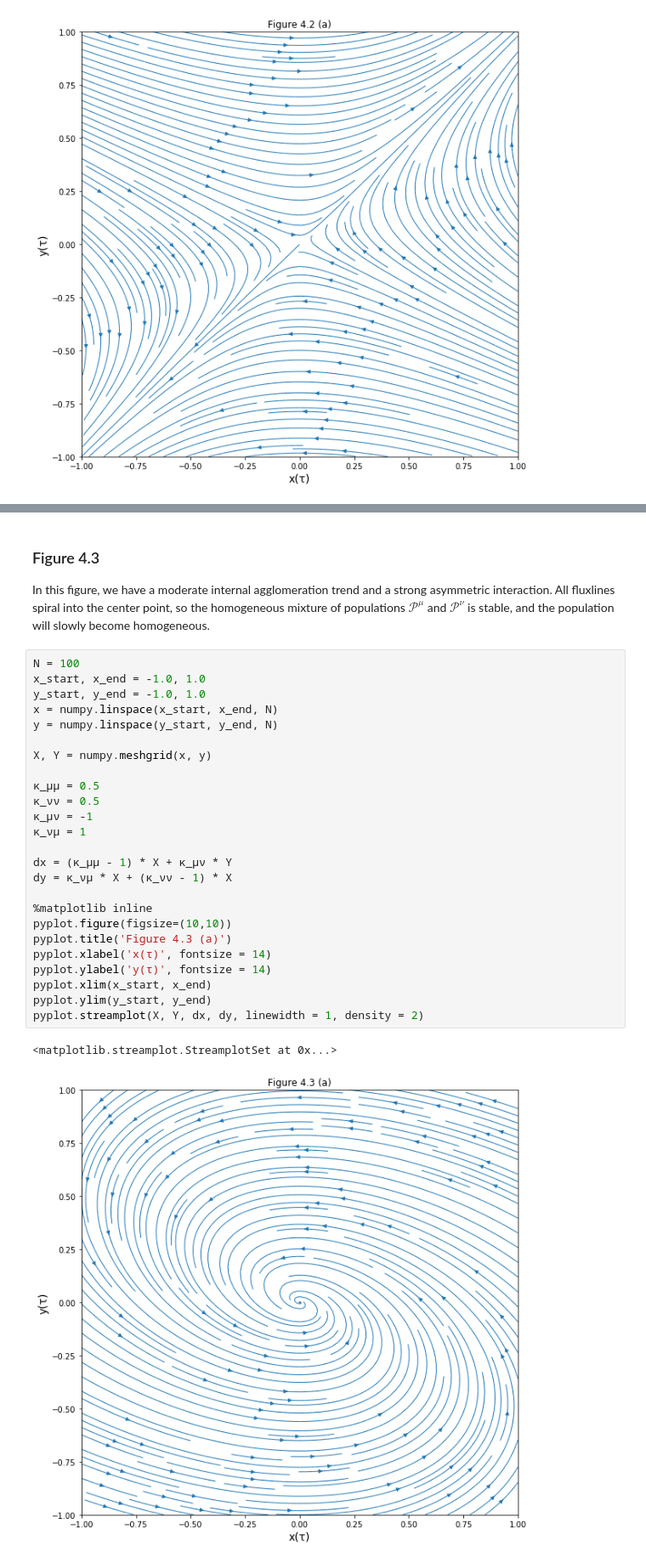
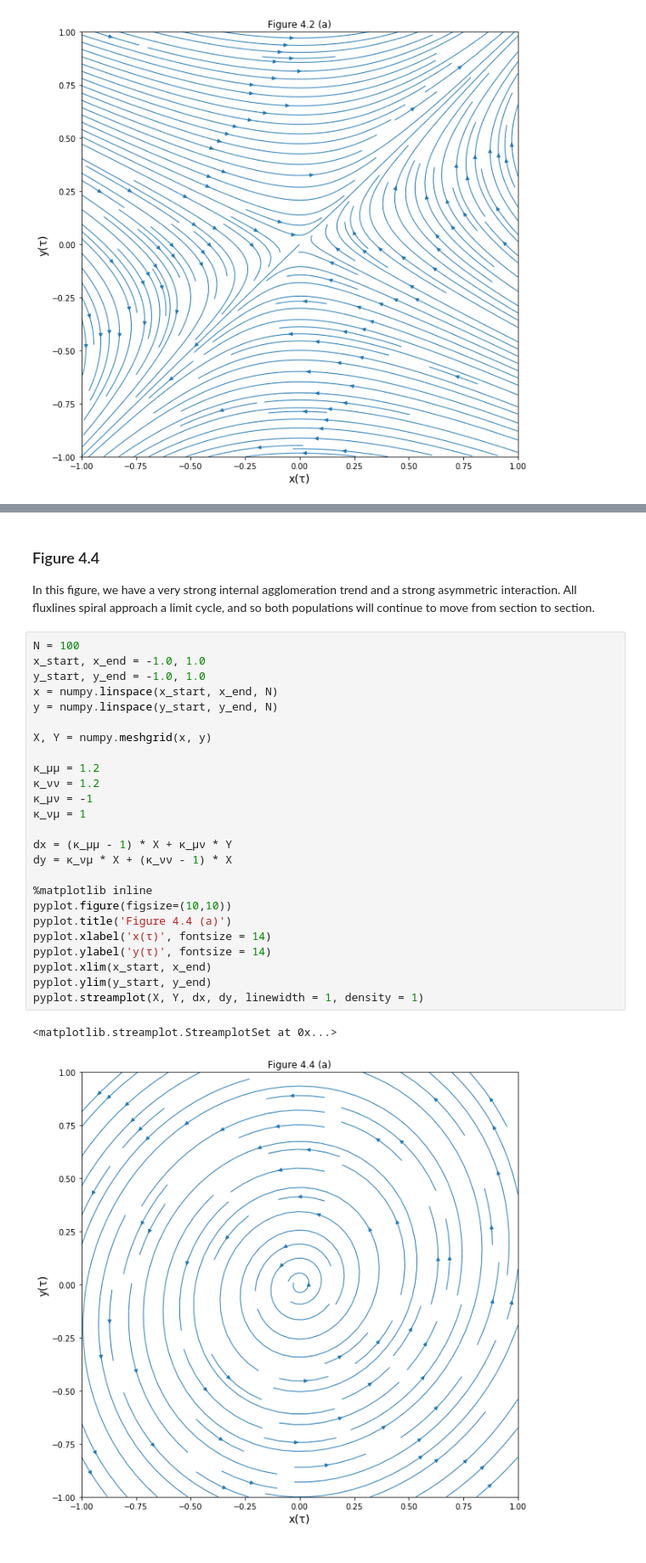
Before and after one commit to HiggstonRainbird/Sociodynamics, a Jupyter notebook: BookReplication/Chapter 4.ipynb, the cells around one changed output, grey strips where cells are left out. Shown at 85% size. Cells and saved outputs as stored; diff of their text form.

Commit message:
Updated Chapter 4, figures 3 and 4.

```diff
--- a/BookReplication/Chapter 4.ipynb
+++ b/BookReplication/Chapter 4.ipynb
@@ -99,34 +103,34 @@ pyplot.streamplot(X, Y, dx, dy, linewidth = 1, density = 2)
 <matplotlib.streamplot.StreamplotSet at 0x...>
 [figure]
 # %% [markdown]
-### Figure 4.3
+### Figure 4.4
 
-In this figure, we have a moderate internal agglomeration trend and a strong asymmetric interaction.  All fluxlines spiral into the center point, so the homogeneous mixture of populations $\mathcal{P}^\mu$ and $\mathcal{P}^\nu$ is stable, and the population will slowly become homogeneous.
+In this figure, we have a very strong internal agglomeration trend and a strong asymmetric interaction.  All fluxlines spiral approach a limit cycle, and so both populations will continue to move from section to section.
 # %%
 N = 100
 x_start, x_end = -1.0, 1.0
 y_start, y_end = -1.0, 1.0
 x = numpy.linspace(x_start, x_end, N)
 y = numpy.linspace(y_start, y_end, N)
 
 X, Y = numpy.meshgrid(x, y)
 
-κ_μμ = 0.5
-κ_νν = 0.5
+κ_μμ = 1.2
+κ_νν = 1.2
 κ_μν = -1
 κ_νμ = 1
 
 dx = (κ_μμ - 1) * X + κ_μν * Y
 dy = κ_νμ * X + (κ_νν - 1) * X
 
 %matplotlib inline
 pyplot.figure(figsize=(10,10))
-pyplot.title('Figure 4.3 (a)')
+pyplot.title('Figure 4.4 (a)')
 pyplot.xlabel('x(τ)', fontsize = 14)
 pyplot.ylabel('y(τ)', fontsize = 14)
 pyplot.xlim(x_start, x_end)
 pyplot.ylim(y_start, y_end)
-pyplot.streamplot(X, Y, dx, dy, linewidth = 1, density = 2)
+pyplot.streamplot(X, Y, dx, dy, linewidth = 1, density = 1)
 # %% [output]
 <matplotlib.streamplot.StreamplotSet at 0x...>
-[figure, old version]
+[figure, new version]
```
Also changed, not shown: parts of 5 cells of this notebook.
